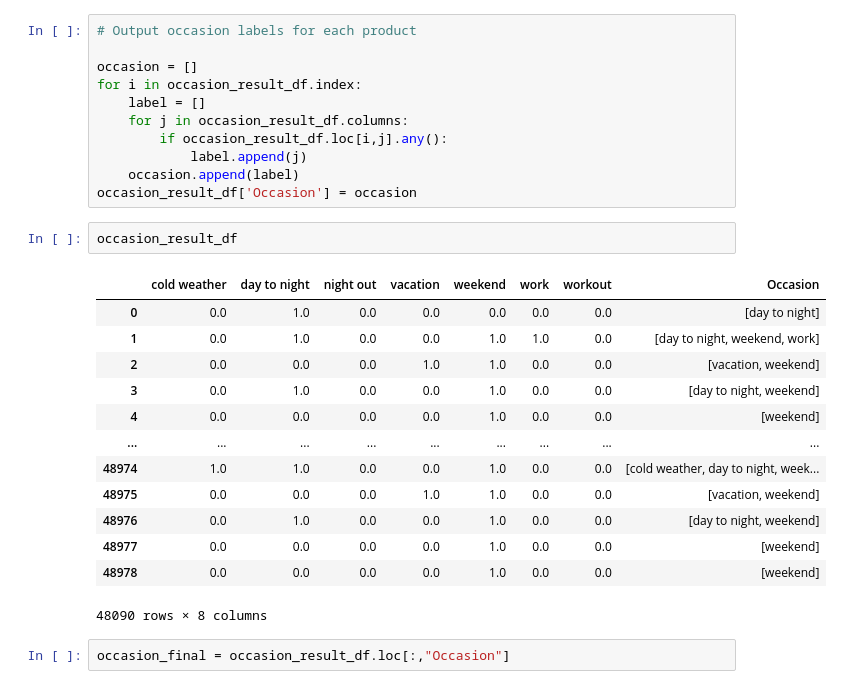
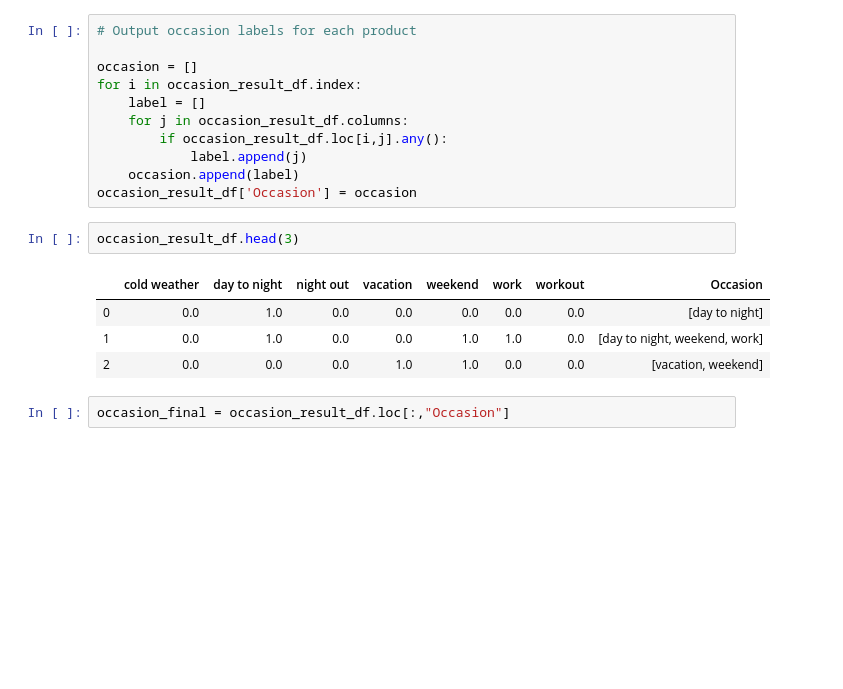
Before and after one commit to aslanshi/DSO560-Project-Group-White, a Jupyter notebook: COMBINED MODEL/FINAL MODEL (final version).ipynb, the cells around one changed output. Drawn from its saved outputs; the diff is of its cells as text; blank space fills up the shorter version.

```diff
--- a/COMBINED MODEL/FINAL MODEL (final version).ipynb
+++ b/COMBINED MODEL/FINAL MODEL (final version).ipynb
@@ -419,21 +420,12 @@ for i in occasion_result_df.index:
     occasion.append(label)
 occasion_result_df['Occasion'] = occasion
 # %%
-occasion_result_df
+occasion_result_df.head(3)
 # %% [output]
 |  | cold weather | day to night | night out | vacation | weekend | work | workout | Occasion |
 | 0 | 0.0 | 1.0 | 0.0 | 0.0 | 0.0 | 0.0 | 0.0 | [day to night] |
 | 1 | 0.0 | 1.0 | 0.0 | 0.0 | 1.0 | 1.0 | 0.0 | [day to night, weekend, work] |
 | 2 | 0.0 | 0.0 | 0.0 | 1.0 | 1.0 | 0.0 | 0.0 | [vacation, weekend] |
-| 3 | 0.0 | 1.0 | 0.0 | 0.0 | 1.0 | 0.0 | 0.0 | [day to night, weekend] |
-| 4 | 0.0 | 0.0 | 0.0 | 0.0 | 1.0 | 0.0 | 0.0 | [weekend] |
-| ... | ... | ... | ... | ... | ... | ... | ... | ... |
-| 48974 | 1.0 | 1.0 | 0.0 | 0.0 | 1.0 | 0.0 | 0.0 | [cold weather, day to night, week... |
-| 48975 | 0.0 | 0.0 | 0.0 | 1.0 | 1.0 | 0.0 | 0.0 | [vacation, weekend] |
-| 48976 | 0.0 | 1.0 | 0.0 | 0.0 | 1.0 | 0.0 | 0.0 | [day to night, weekend] |
-| 48977 | 0.0 | 0.0 | 0.0 | 0.0 | 1.0 | 0.0 | 0.0 | [weekend] |
-| 48978 | 0.0 | 0.0 | 0.0 | 0.0 | 1.0 | 0.0 | 0.0 | [weekend] |
-48090 rows × 8 columns
 # %%
 occasion_final = occasion_result_df.loc[:,"Occasion"]
 # %% [markdown]
```
Also changed, not shown: parts of 12 cells of this notebook.
